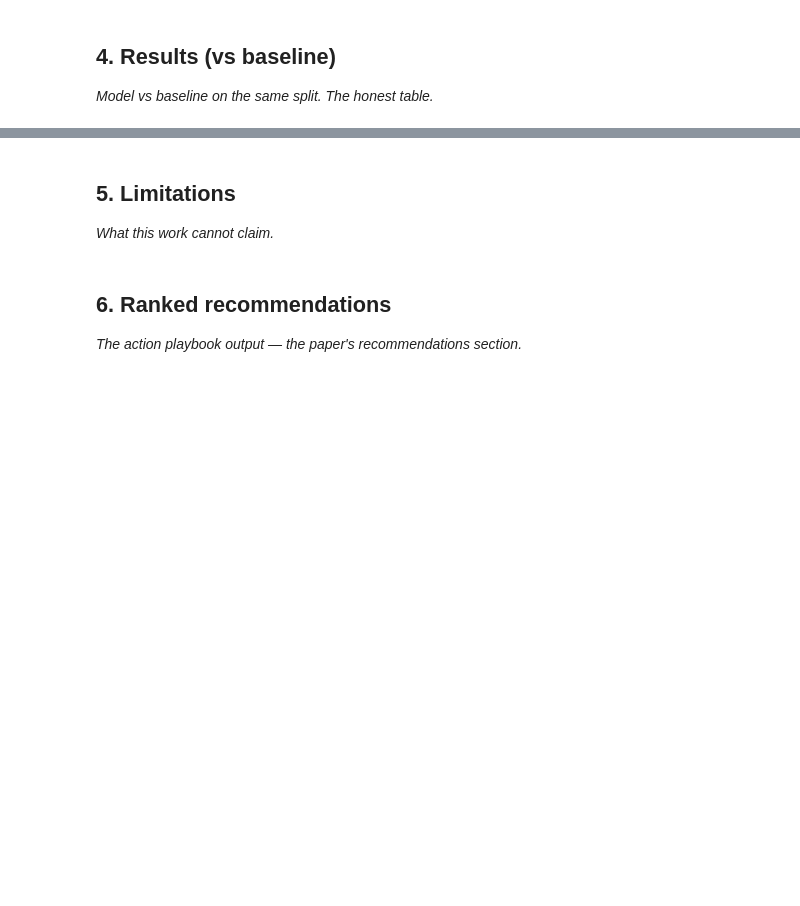
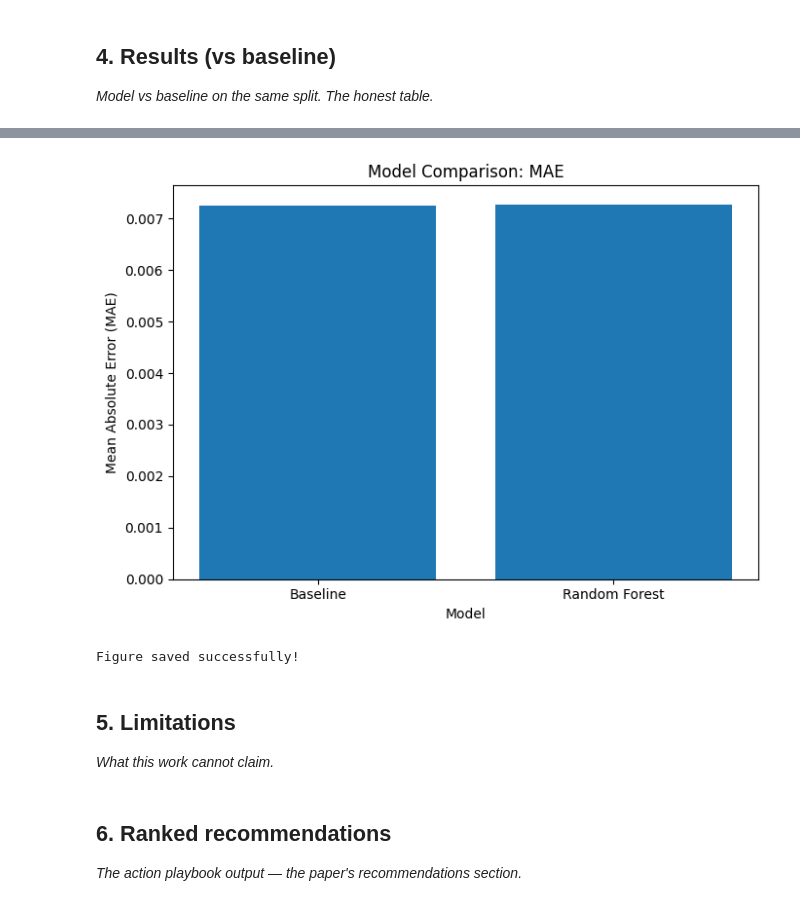
Before and after one commit to Vaib-raksh/Intern-ML, a Jupyter notebook: work/notebooks/capstone.ipynb, the cells around one changed output, grey strips where cells are left out. Drawn from its saved outputs; the diff is of its cells as text; code cells hidden in the pictures; blank space fills up the shorter version.

```diff
--- a/work/notebooks/capstone.ipynb
+++ b/work/notebooks/capstone.ipynb
@@ -228,3 +358,33 @@ Test rows: 3878937
+# %%
+import os
+
+os.makedirs("work/figures", exist_ok=True)
+
+plt.figure(figsize=(7, 5))
+
+plt.bar(
+    results_df["Model"],
+    results_df["MAE"]
+)
+
+plt.title("Model Comparison: MAE")
+plt.xlabel("Model")
+plt.ylabel("Mean Absolute Error (MAE)")
+
+plt.tight_layout()
+
+plt.savefig(
+    "work/figures/model_vs_baseline_mae.png",
+    dpi=300,
+    bbox_inches="tight"
+)
+
+plt.show()
+
+print("Figure saved successfully!")
+# %% [output]
+[figure, added]
+Figure saved successfully!
 # %% [markdown]
 ## 5. Limitations
 
```
Also changed, not shown: parts of 5 cells of this notebook.
